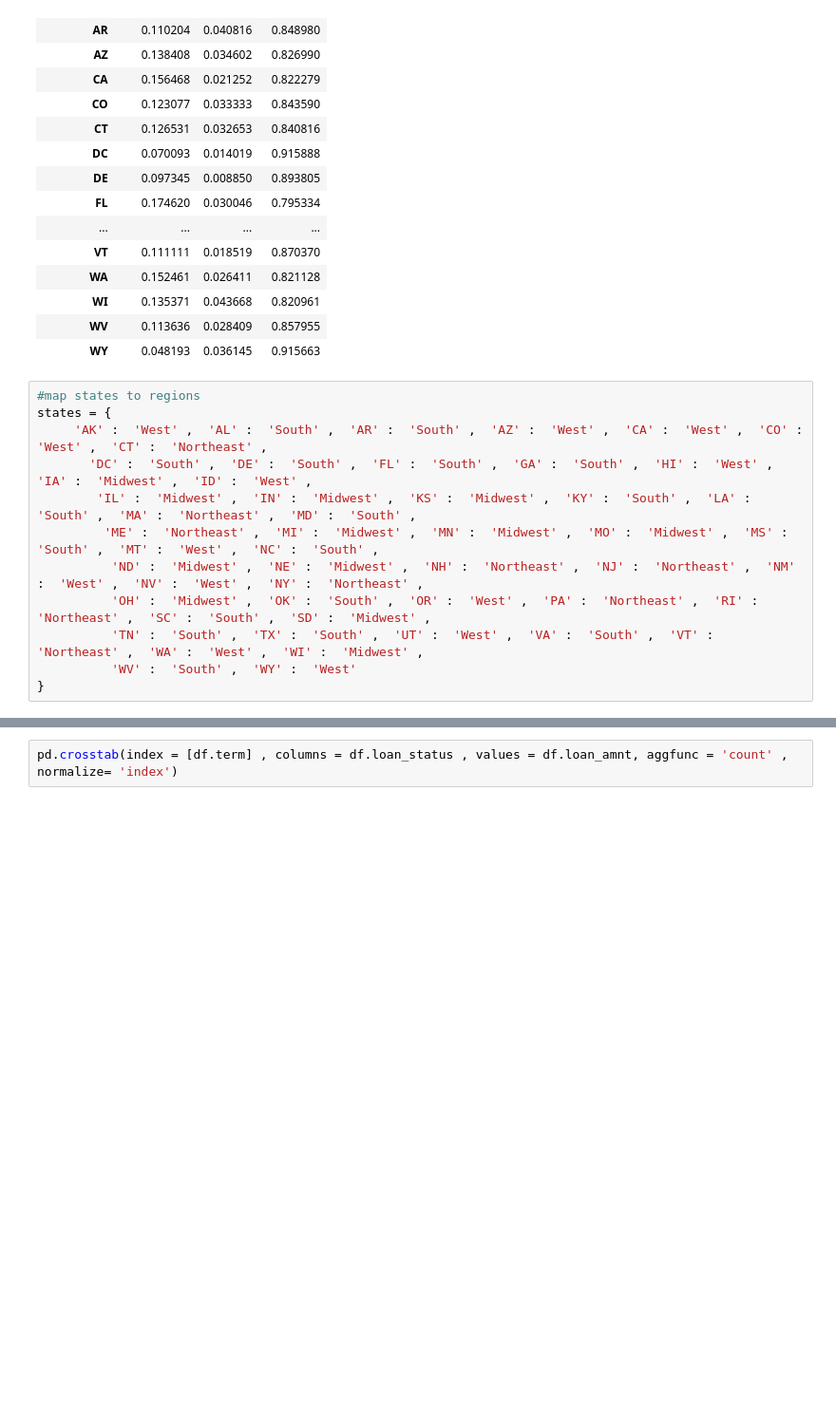
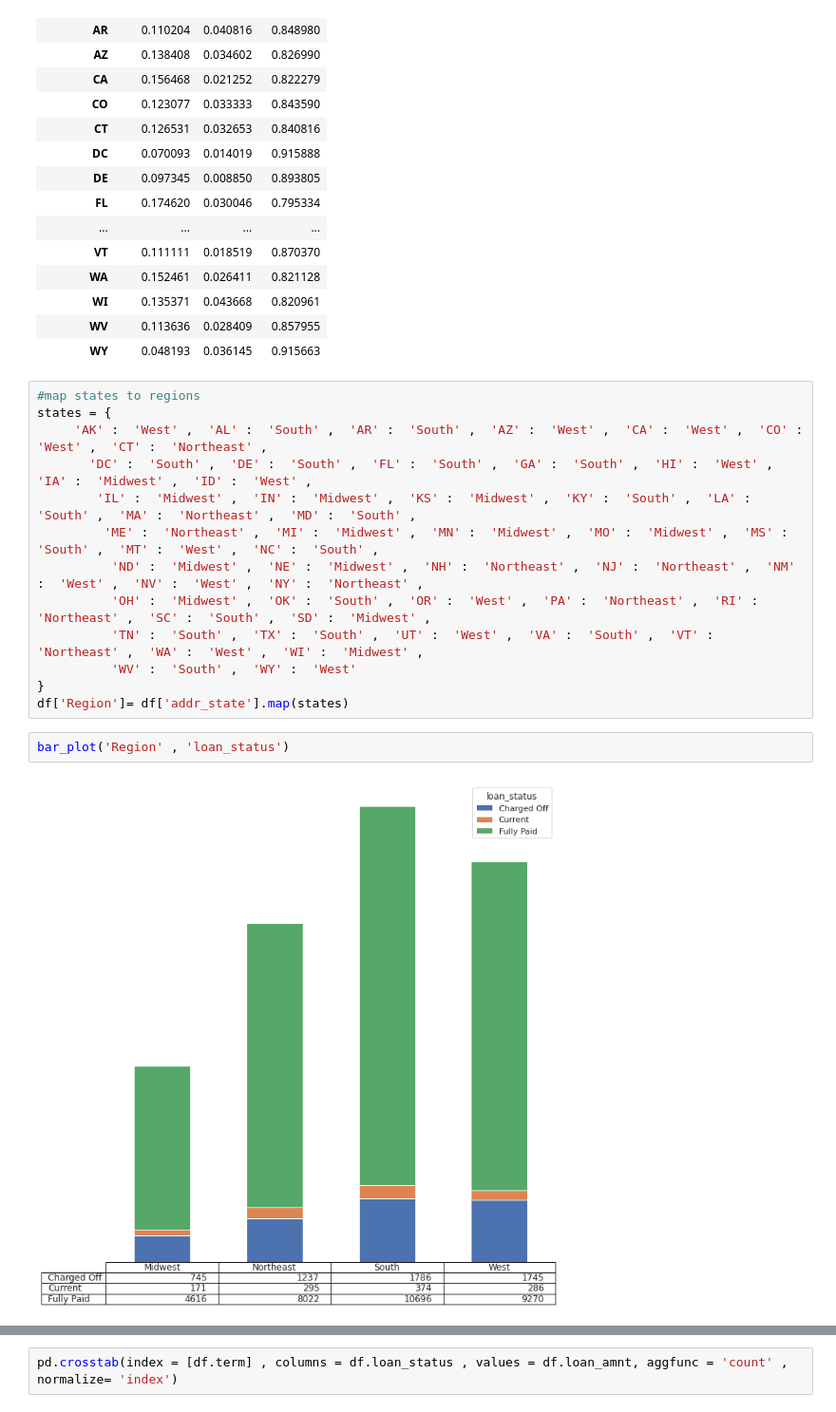
Before and after one commit to karthikmnkrishna/Loan-default-prediction, a Jupyter notebook: Loan_Case_study.ipynb, the cells around one changed output, grey strips where cells are left out. Shown at 95% size. Drawn from its saved outputs; the diff is of its cells as text; blank space fills up the shorter version.

```diff
--- a/Loan_Case_study.ipynb
+++ b/Loan_Case_study.ipynb
@@ -571,3 +571,8 @@ states = {
           'TN' :  'South' ,  'TX' :  'South' ,  'UT' :  'West' ,  'VA' :  'South' ,  'VT' :  'Northeast' ,  'WA' :  'West' ,  'WI' :  'Midwest' ,
           'WV' :  'South' ,  'WY' :  'West'
 }
+df['Region']= df['addr_state'].map(states)
+# %%
+bar_plot('Region' , 'loan_status')
+# %% [output]
+[figure, added]
```
Also changed, not shown: parts of 1 cell of this notebook.
